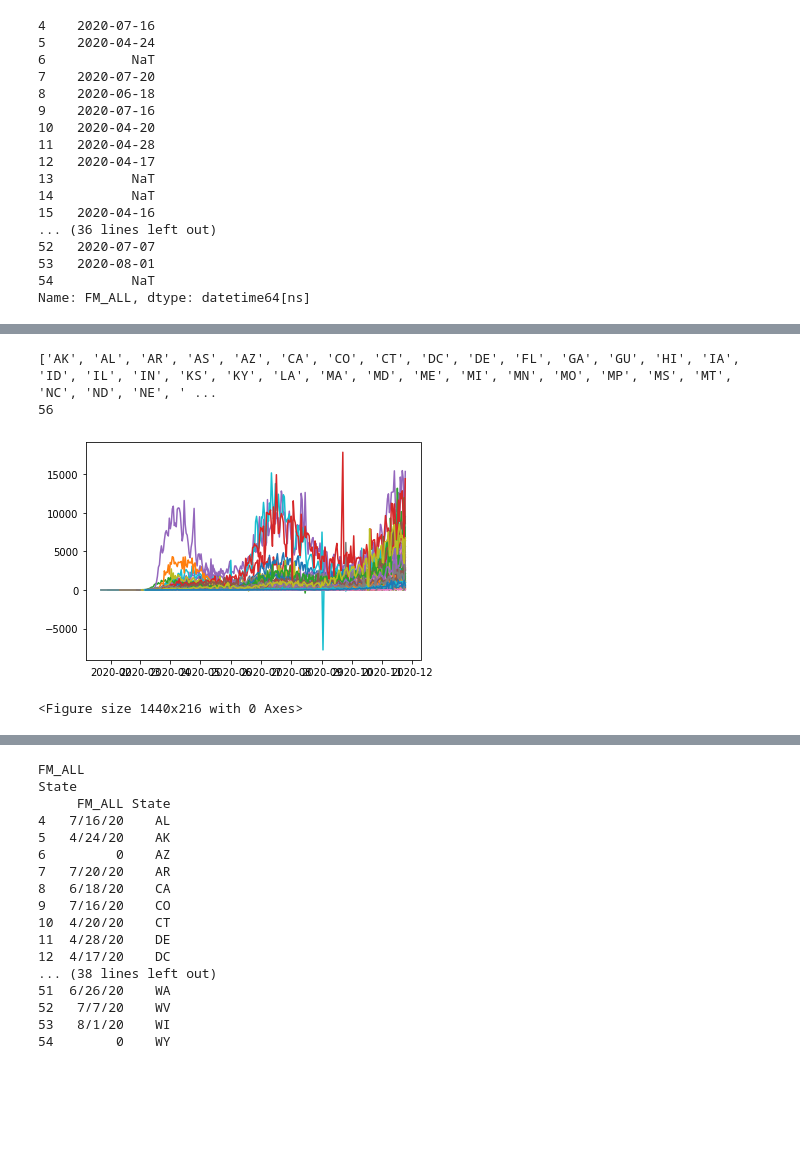
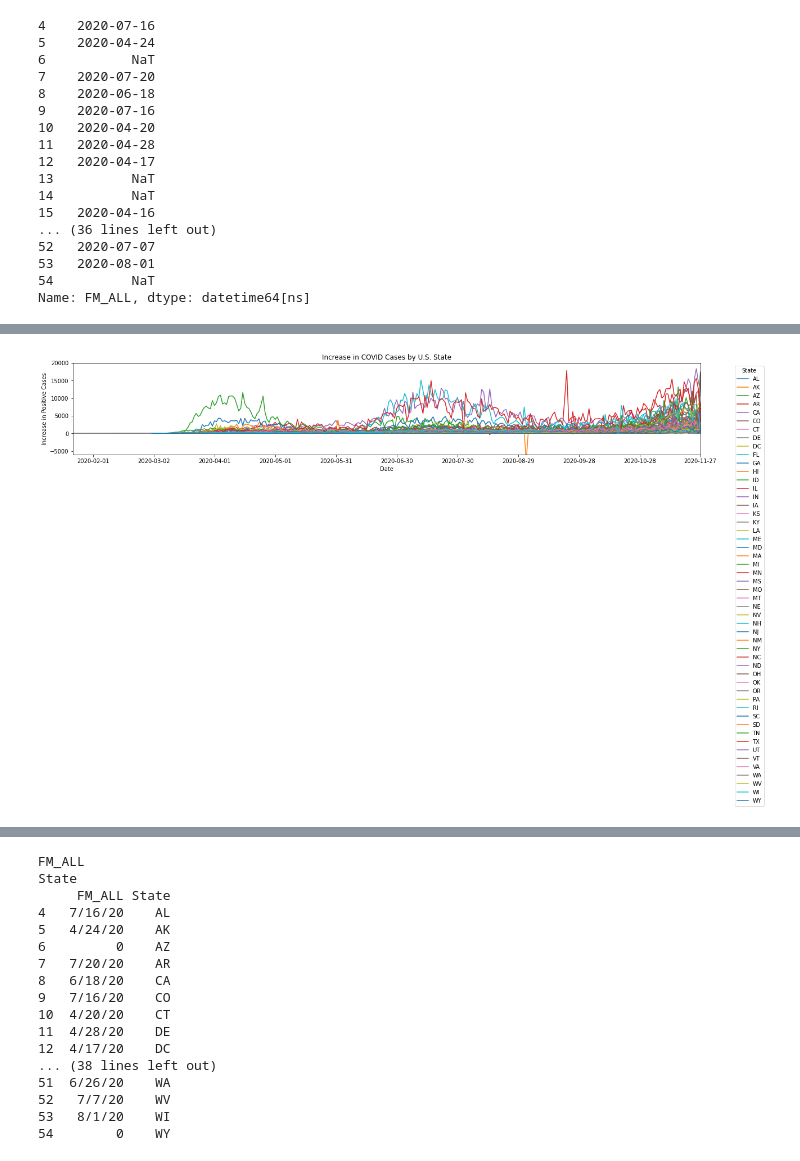
Before and after one commit to allicodi/bsta001_final, a Jupyter notebook: BSTA_001_Final.ipynb, the cells around one changed output, grey strips where cells are left out. Cells and saved outputs as stored; diff of their text form; code cells hidden in the pictures; blank space fills up the shorter version.

```diff
--- a/BSTA_001_Final.ipynb
+++ b/BSTA_001_Final.ipynb
@@ -102,49 +102,28 @@ print(dataFinal)
-# %%
-# creating list of all states/territories with case data
-stateAbbrev = []
-
-stateName = caseData.state
-for i in stateName:
-    if i not in stateAbbrev:
-        stateAbbrev.append(i)
-
-print(stateAbbrev)
-print(len(stateAbbrev))
-# %% [output]
-['AK', 'AL', 'AR', 'AS', 'AZ', 'CA', 'CO', 'CT', 'DC', 'DE', 'FL', 'GA', 'GU', 'HI', 'IA', 'ID', 'IL', 'IN', 'KS', 'KY', 'LA', 'MA', 'MD', 'ME', 'MI', 'MN', 'MO', 'MP', 'MS', 'MT', 'NC', 'ND', 'NE', ' ...
-56
-# %%
-from matplotlib.pyplot import figure
-casesByState = [] #empty list to hold state cases
-removeStates = ['AS','GU','MP','PR','VI'] #territories not included in analysis
-
-for j in stateAbbrev: #remove unanalyzed territories
-  if j == 'AS':
-    stateAbbrev.remove(j)
-  if j == 'GU':
-    stateAbbrev.remove(j)
-  if j == 'MP':
-    stateAbbrev.remove(j)
-  if j == 'PR':
-    stateAbbrev.remove(j)
-  if j == 'VI':
-    stateAbbrev.remove(j)
-  else:
-    pass
-#print(stateAbbrev)
-
-for j in stateAbbrev: # for loop for separating case data by state
-  stateCases = dataFinal.loc[dataFinal['state'] == j]
-  casesByState.append(stateCases)
-  #graph of state case increases over time
-  x = stateCases.date
-  y = stateCases.positiveIncrease
-  plt.plot(x, y)
-  #fig.set_size_inches(17, 8.5, forward=True)
-fig= plt.figure(figsize=(20,3)) #won't size up, if put it in for loop you get individual graphs
-plt.show()
-
-#print(casesByState)
-# %% [output]
-[figure, removed]
-<Figure size 1440x216 with 0 Axes>
+# %%
+#redid to make code more concise and graph easier to read
+
+#question for prof m - how to change legend so no repeats (use dashed lines, etc.)
+
+fig, ax = plt.subplots(figsize=(20,3))
+
+casesByState = []
+
+stateAbbrev = policyData_unsorted.POSTCODE
+
+for state in stateAbbrev: # for loop for separating case data by state
+  stateCases = dataFinal.loc[dataFinal['state'] == state]
+  casesByState.append(stateCases)
+  #graph of state case increases over time
+  x = stateCases.date
+  y = stateCases.positiveIncrease
+  ax.plot(x, y, label=state)
+
+plt.axis(['2020-01-22', '2020-11-27', -6000, 20000]) #you might need to update this depending on what day you're pulling the data from the website
+ax.set_title('Increase in COVID Cases by U.S. State')
+ax.set_xlabel('Date')
+ax.set_xticks(ax.get_xticks()[::30])
+ax.set_ylabel('Increase in Positive Cases')
+ax.legend(loc='best', bbox_to_anchor=(1.05, 1), title='State')
+plt.show()
+# %% [output]
+[figure, added]
```
Also changed, not shown: parts of 8 cells of this notebook.
